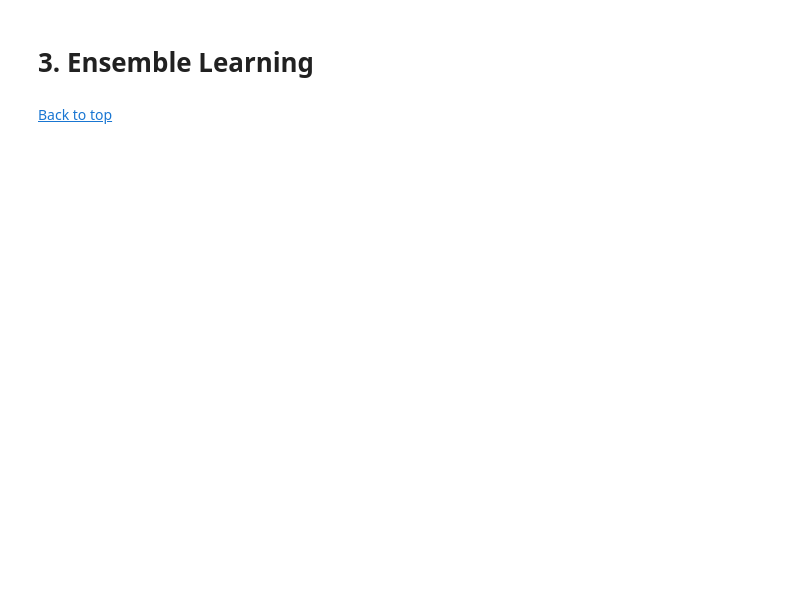
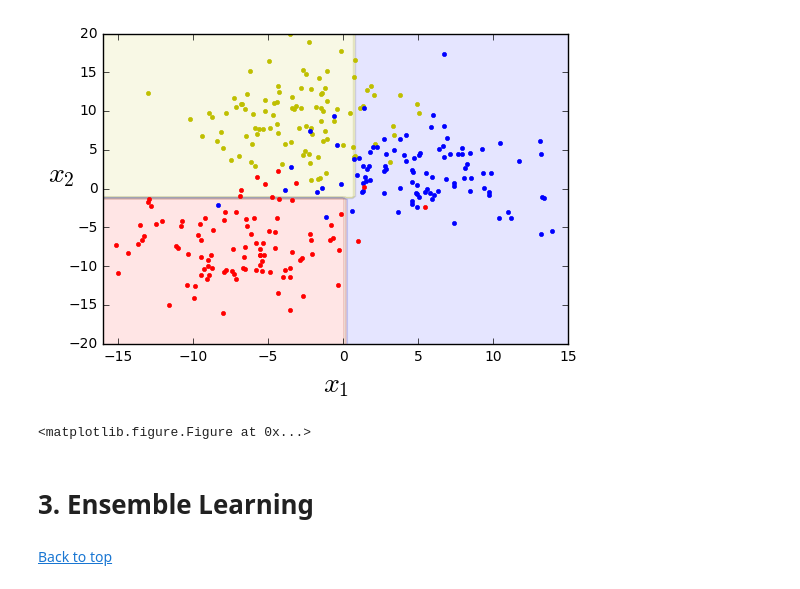
Before and after one commit to luisvalesilva/random_forests, a Jupyter notebook: random_forests.ipynb, the cells around one changed output. Cells and saved outputs as stored; diff of their text form; code cells hidden in the pictures; blank space fills up the shorter version.

```diff
--- a/random_forests.ipynb
+++ b/random_forests.ipynb
@@ -27,0 +59,8 @@ Ensemble Learning methods work best when the models are as diverse as possible,
+# %%
+from sklearn.tree import DecisionTreeClassifier
+
+# Instantiate the classifier class
+tree_clf = DecisionTreeClassifier(max_depth=2, random_state=42)
+
+# Grow a Decision Tree
+tree_clf.fit(X, y)
@@ -28,3 +111,34 @@ Ensemble Learning methods work best when the models are as diverse as possible,
+# %%
+import numpy as np
+from matplotlib.colors import ListedColormap
+
+def plot_decision_boundary(clf, X, y, axes=[-16, 15, -20, 20]):
+    x1s = np.linspace(axes[0], axes[1], 100)
+    x2s = np.linspace(axes[2], axes[3], 100)
+    x1, x2 = np.meshgrid(x1s, x2s)
+    X_new = np.c_[x1.ravel(), x2.ravel()]
+    y_pred = clf.predict(X_new).reshape(x1.shape)
+    custom_cmap = ListedColormap(['y','b','r'])
+    plt.contourf(x1, x2, y_pred, alpha=0.1, cmap=custom_cmap, linewidth=1)
+
+    custom_cmap2 = ListedColormap(['#7d7d58','#4c4c7f','#507d50'])
+    plt.contour(x1, x2, y_pred, cmap=custom_cmap2, alpha=0.1)
+
+    plt.plot(X[:, 0][y==0], X[:, 1][y==0], "yo", marker='.')
+    plt.plot(X[:, 0][y==1], X[:, 1][y==1], "bs", marker='.')
+    plt.plot(X[:, 0][y==2], X[:, 1][y==2], "rd", marker='.')
+    plt.axis(axes)
+    plt.xlabel(r"$x_1$", fontsize=20)
+    plt.ylabel(r"$x_2$", fontsize=20, rotation=0)
+    plt.figure(figsize=(8, 4))
+
+plot_decision_boundary(tree_clf, X, y)
+
+
+plt.show()
+# %% [output]
+[figure, added]
+<matplotlib.figure.Figure at 0x...>
 # %% [markdown]
 <a id='ensemble'></a>
 # 3. Ensemble Learning
```
Also changed, not shown: parts of 9 cells of this notebook.
